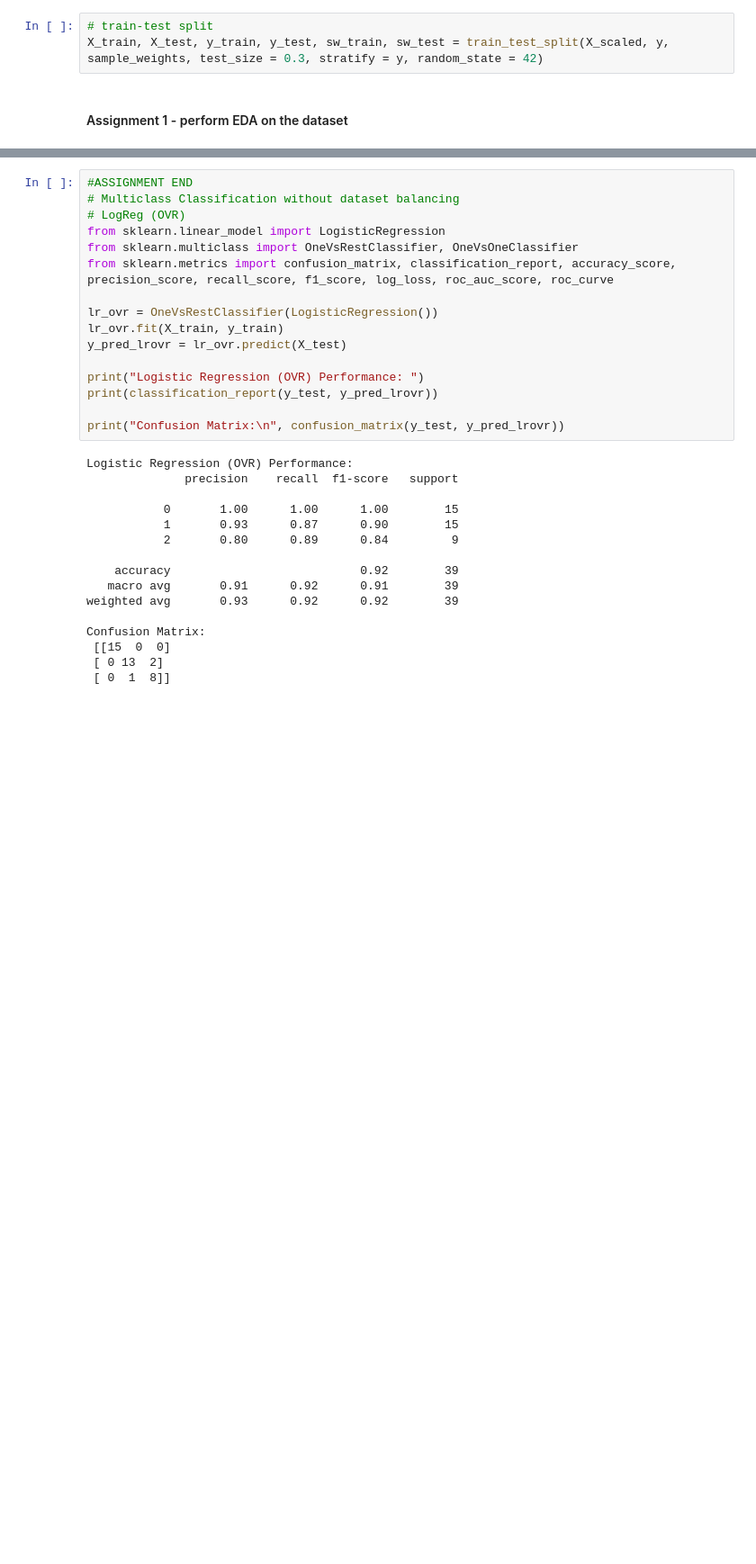
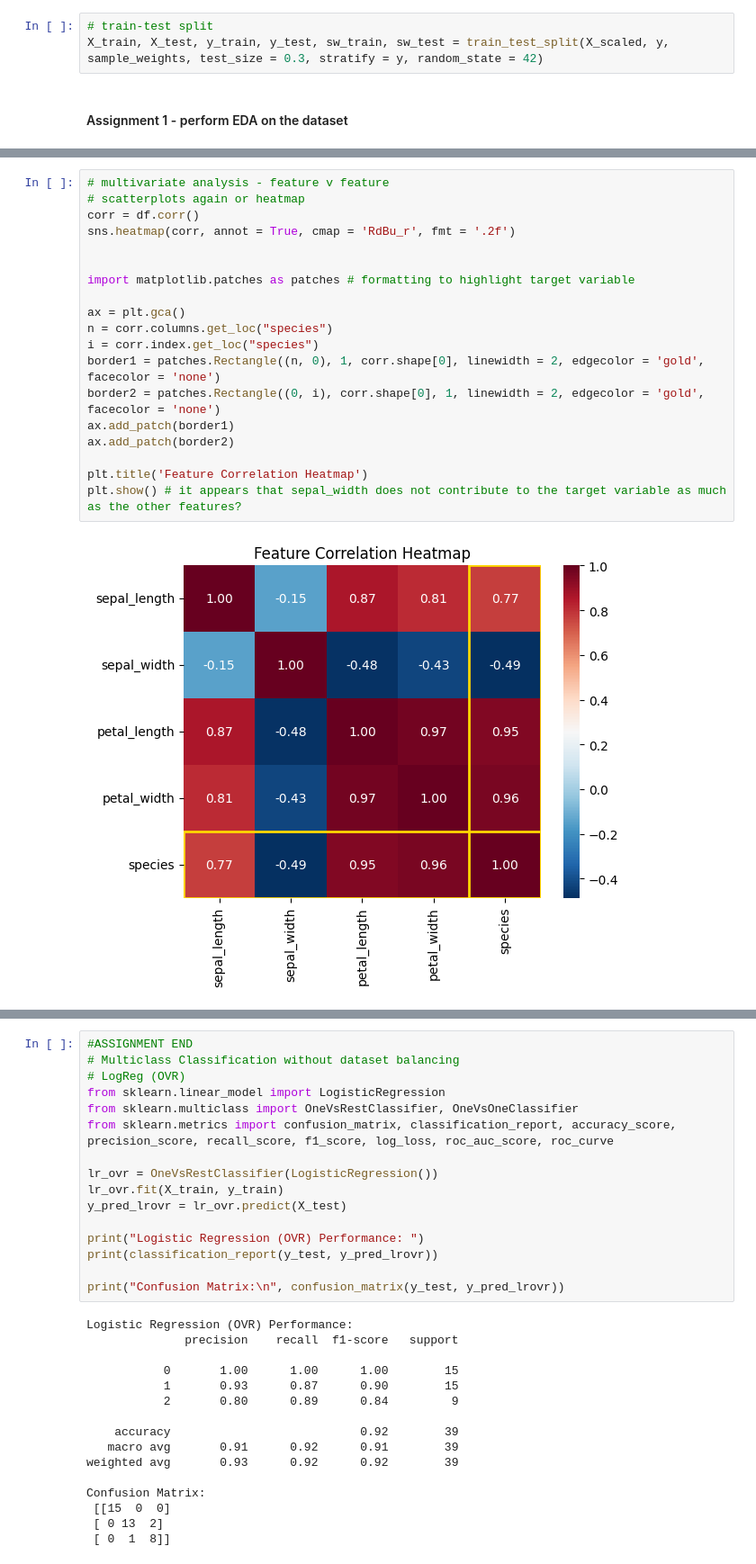
Before and after one commit to fonkerina/Data-Science-Journey, a Jupyter notebook: Week 4/Further Supervised Learning.ipynb, the cells around one changed output, grey strips where cells are left out. Shown at 90% size. Drawn from its saved outputs; the diff is of its cells as text; blank space fills up the shorter version.

```diff
--- a/Week 4/Further Supervised Learning.ipynb
+++ b/Week 4/Further Supervised Learning.ipynb
@@ -77,0 +139,21 @@ X_train, X_test, y_train, y_test, sw_train, sw_test = train_test_split(X_scaled,
+# %%
+# multivariate analysis - feature v feature
+# scatterplots again or heatmap
+corr = df.corr()
+sns.heatmap(corr, annot = True, cmap = 'RdBu_r', fmt = '.2f')
+
+
+import matplotlib.patches as patches # formatting to highlight target variable
+
+ax = plt.gca()
+n = corr.columns.get_loc("species")
+i = corr.index.get_loc("species")
+border1 = patches.Rectangle((n, 0), 1, corr.shape[0], linewidth = 2, edgecolor = 'gold', facecolor = 'none')
+border2 = patches.Rectangle((0, i), corr.shape[0], 1, linewidth = 2, edgecolor = 'gold', facecolor = 'none')
+ax.add_patch(border1)
+ax.add_patch(border2)
+
+plt.title('Feature Correlation Heatmap')
+plt.show() # it appears that sepal_width does not contribute to the target variable as much as the other features?
+# %% [output]
+[figure, added]
```
Also changed, not shown: parts of 5 cells of this notebook.
